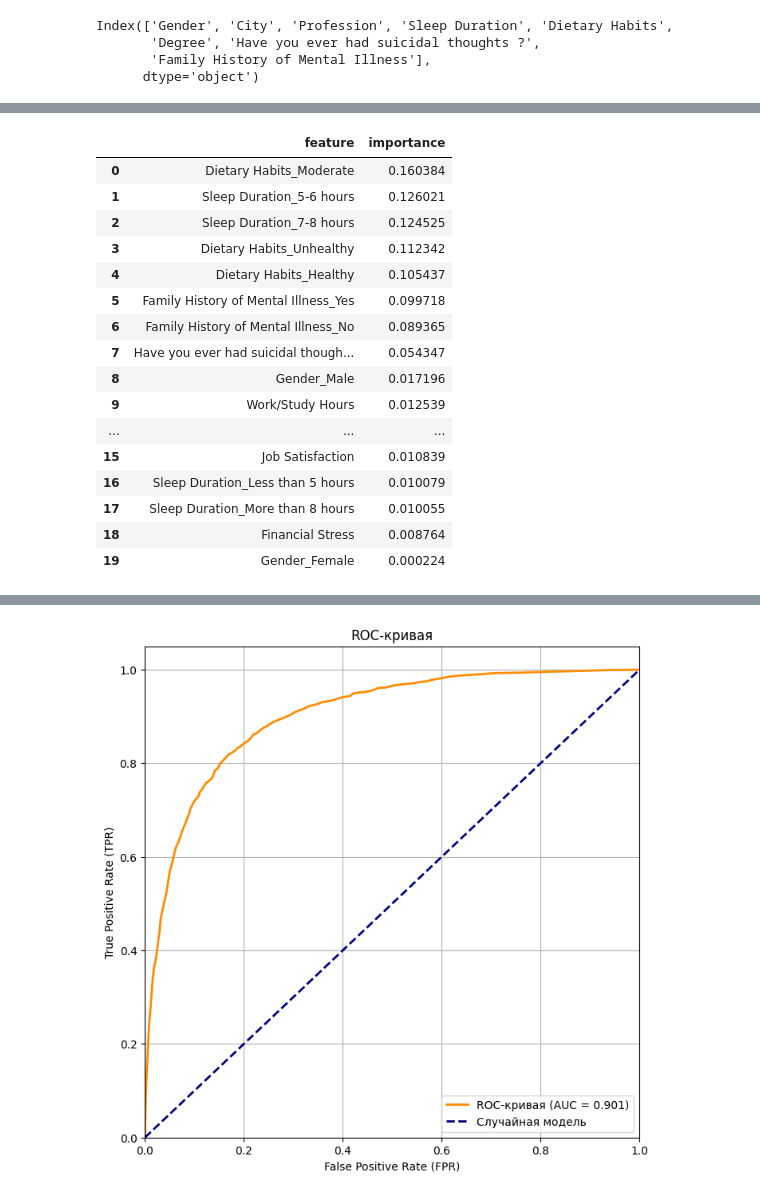
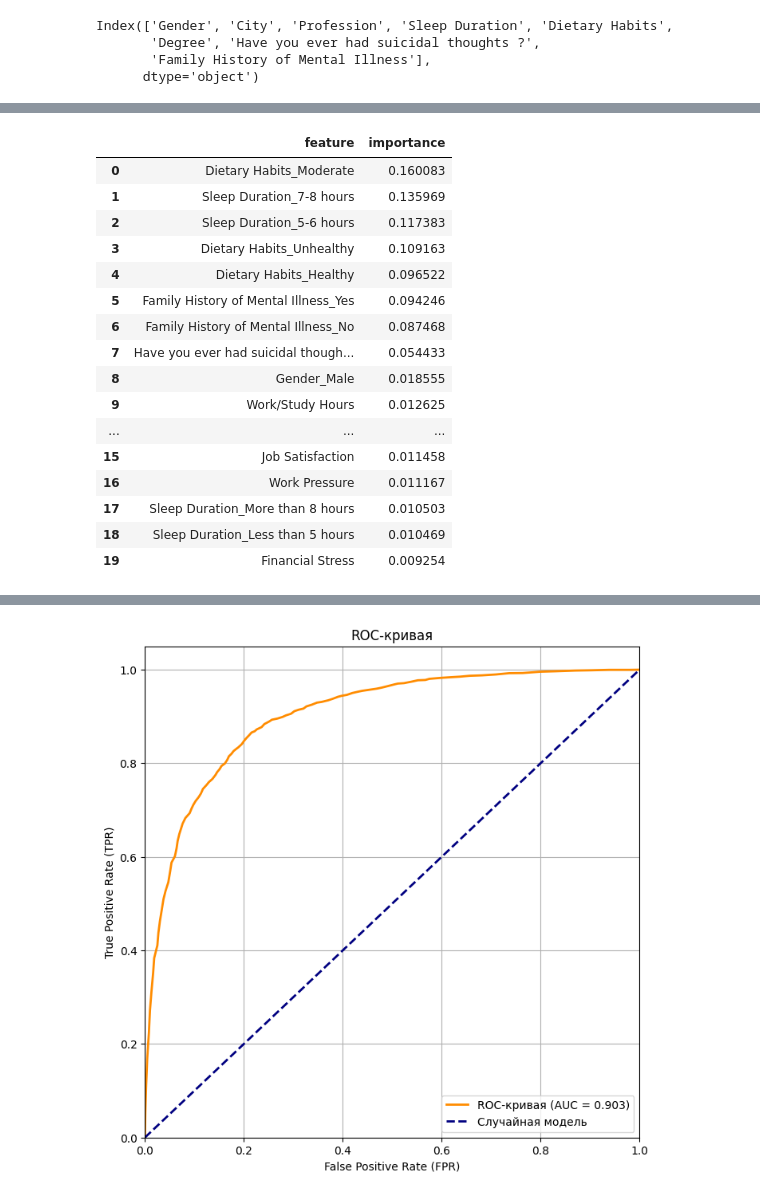
Before and after one commit to LimeShot/NSTU, a Jupyter notebook: ML/lab 2/modeling.ipynb, the cells around one changed output, grey strips where cells are left out. Cells and saved outputs as stored; diff of their text form; code cells hidden in the pictures.

```diff
--- a/ML/lab 2/modeling.ipynb
+++ b/ML/lab 2/modeling.ipynb
@@ -114,3 +114,7 @@ depress_df.describe(include='object').T
 | Degree | 27901 | 28 | Class 12 | 6080 |
 | Have you ever had suicidal though... | 27901 | 2 | Yes | 17656 |
 | Family History of Mental Illness | 27901 | 2 | No | 14398 |
+# %%
+vc = depress_df['City'].value_counts()
+mask_vals = vc[vc < 100].index
+depress_df['City'] = depress_df['City'].replace(mask_vals, 'Other')
@@ -155,0 +295,3 @@ Name: count, dtype: int64
+# %%
+depress_df['HigherDegree'] = depress_df['Degree'] != 'Class 12'
+depress_df['HigherDegree'].replace({'True': 1, 'False': 0}, inplace=True)
@@ -192,7 +348,7 @@ num_cols = X.select_dtypes(include=["number"]).columns
 preprocessor = ColumnTransformer(
     transformers=[
         ('cat', OneHotEncoder(), cat_cols),
-        ('num', StandardScaler(), num_cols)
+        ('num', StandardScaler(), num_cols),
     ], remainder='passthrough')
 # %%
 X_train, X_test, y_train, y_test = train_test_split(X, y, test_size=0.2, random_state=42)
@@ -224,35 +380,35 @@ Pipeline(steps=[('columntransformer',
 # %%
 # извлекаем имена признаков после one-hot кодирования
 ct = rf_gini_pipeline.named_steps['columntransformer']
 ohe = ct.named_transformers_['cat']
 ohe_names = list(ohe.get_feature_names_out(cat_cols))
-feature_names = num_cols.to_list() + ohe_names
+feature_names = num_cols.to_list() + ohe_names + ['HigherDegree']
 
 # извлекаем важности признаков
 importances = rf_gini_pipeline.named_steps['randomforestclassifier'].feature_importances_
 feat_imp_gini = pd.DataFrame({'feature': feature_names, 'importance': importances})
 feat_imp_gini = feat_imp_gini.sort_values('importance', ascending=False).reset_index(drop=True)
 
 # топ-20 признаков
 feat_imp_gini.head(20)
 # %% [output]
 |  | feature | importance |
-| 0 | Dietary Habits_Moderate | 0.160384 |
-| 1 | Sleep Duration_5-6 hours | 0.126021 |
-| 2 | Sleep Duration_7-8 hours | 0.124525 |
-| 3 | Dietary Habits_Unhealthy | 0.112342 |
-| 4 | Dietary Habits_Healthy | 0.105437 |
-| 5 | Family History of Mental Illness_Yes | 0.099718 |
-| 6 | Family History of Mental Illness_No | 0.089365 |
-| 7 | Have you ever had suicidal though... | 0.054347 |
-| 8 | Gender_Male | 0.017196 |
-| 9 | Work/Study Hours | 0.012539 |
+| 0 | Dietary Habits_Moderate | 0.160083 |
+| 1 | Sleep Duration_7-8 hours | 0.135969 |
+| 2 | Sleep Duration_5-6 hours | 0.117383 |
+| 3 | Dietary Habits_Unhealthy | 0.109163 |
+| 4 | Dietary Habits_Healthy | 0.096522 |
+| 5 | Family History of Mental Illness_Yes | 0.094246 |
+| 6 | Family History of Mental Illness_No | 0.087468 |
+| 7 | Have you ever had suicidal though... | 0.054433 |
+| 8 | Gender_Male | 0.018555 |
+| 9 | Work/Study Hours | 0.012625 |
 | ... | ... | ... |
-| 15 | Job Satisfaction | 0.010839 |
-| 16 | Sleep Duration_Less than 5 hours | 0.010079 |
-| 17 | Sleep Duration_More than 8 hours | 0.010055 |
-| 18 | Financial Stress | 0.008764 |
-| 19 | Gender_Female | 0.000224 |
+| 15 | Job Satisfaction | 0.011458 |
+| 16 | Work Pressure | 0.011167 |
+| 17 | Sleep Duration_More than 8 hours | 0.010503 |
+| 18 | Sleep Duration_Less than 5 hours | 0.010469 |
+| 19 | Financial Stress | 0.009254 |
 # %%
 rf_entropy = RandomForestClassifier(n_estimators= 100,
                             bootstrap=True,
```
Also changed, not shown: parts of 19 cells of this notebook, 11 other files.
